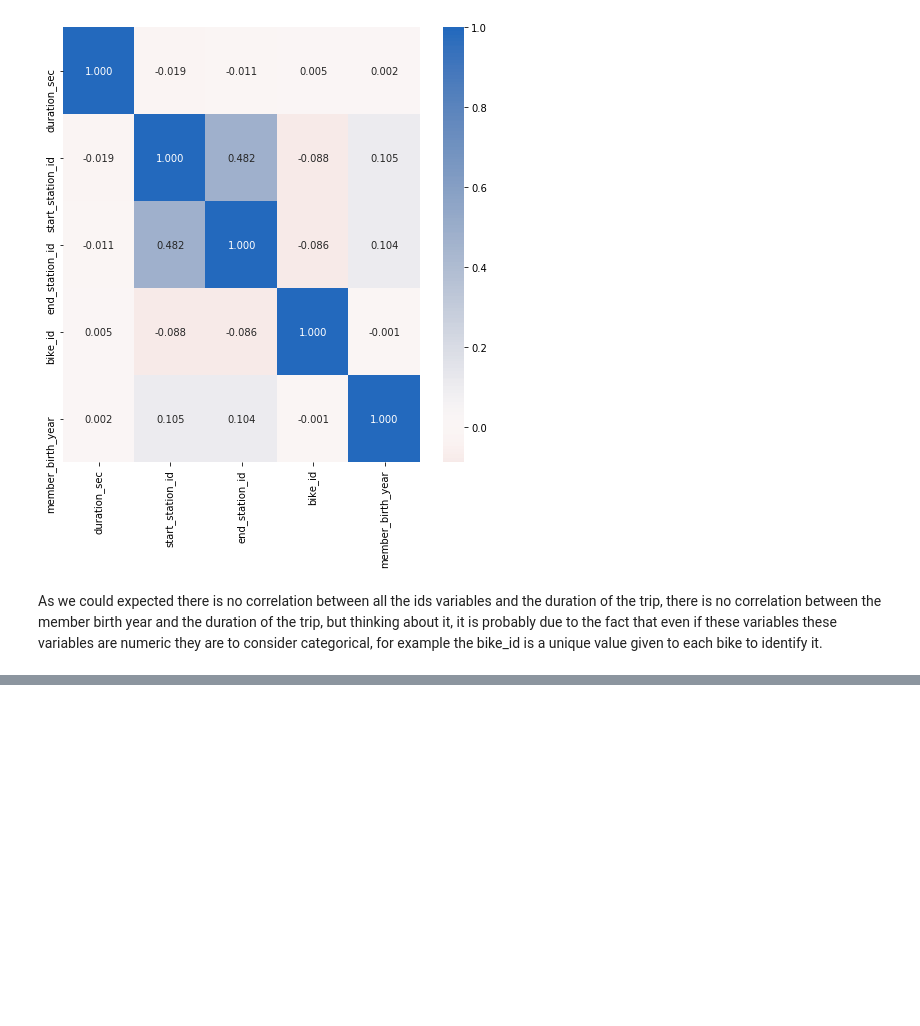
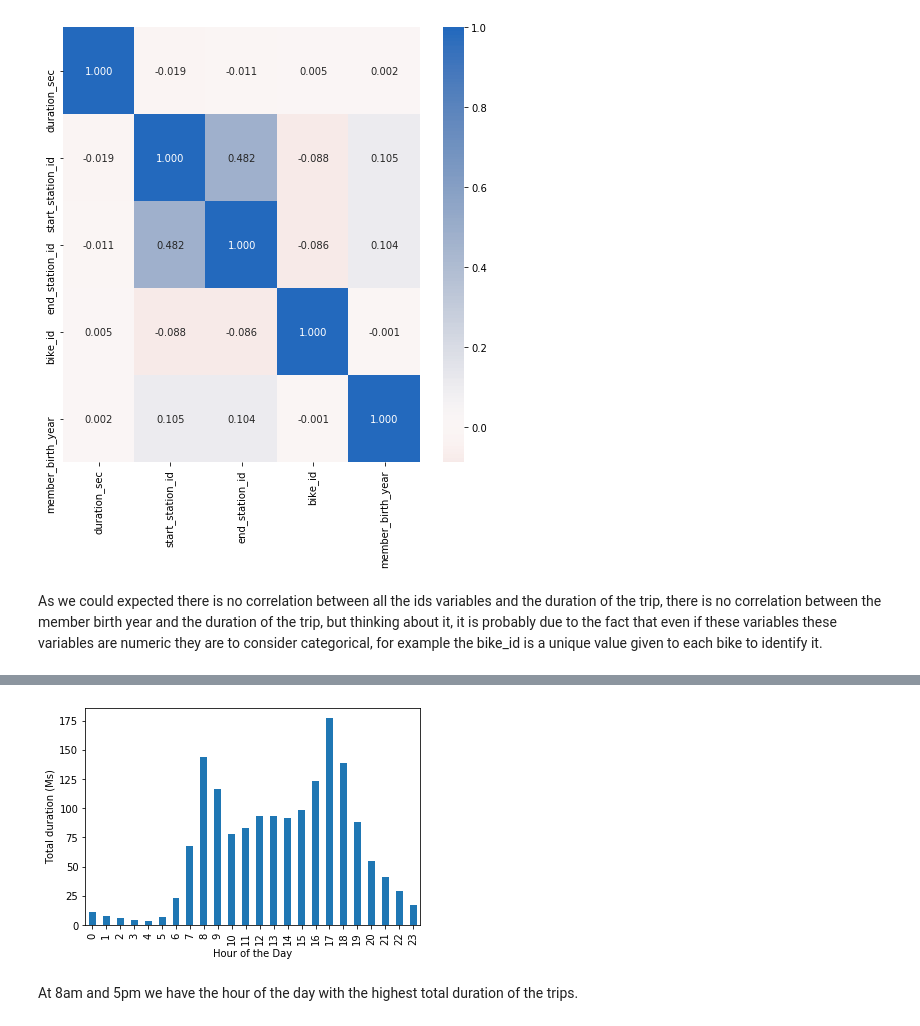
Before and after one commit to furawa/Data_Analyst_Udacity_Projects, a Jupyter notebook: 05_Communicate_Data/ford_gobike_exploration.ipynb, the cells around one changed output, grey strips where cells are left out. Cells and saved outputs as stored; diff of their text form; code cells hidden in the pictures; blank space fills up the shorter version.

Commit message:
feat: Add plot hour vs duration

```diff
--- a/05_Communicate_Data/ford_gobike_exploration.ipynb
+++ b/05_Communicate_Data/ford_gobike_exploration.ipynb
@@ -310,13 +310,14 @@ sb.countplot(x = months, color = base_color)
 plt.xlabel('Months')
 # Add the Days plot on row 1 col 2
 plt.subplot(1,3,2)
-week_name
-sb.countplot(x = , color = base_color)
+week_name = pd.DatetimeIndex(baywheels_data.start_time).weekday_name
+sb.countplot(x = week_name, color = base_color)
 plt.xlabel('Days of Week')
 plt.xticks(rotation = 45)
 # Add the Hour plot on row 1 col 3
 plt.subplot(1,3,3)
-sb.countplot(x = pd.DatetimeIndex(baywheels_data.start_time).hour, color = base_color)
+hours = pd.DatetimeIndex(baywheels_data.start_time).hour
+sb.countplot(x = hours, color = base_color)
 plt.xlabel('Hour of the Day')
 plt.xticks(rotation = 60);
 # %% [output]
@@ -358,0 +353,10 @@ Int64Index([ 3,  3,  3,  3,  3,  3,  3,  3,  3,  3,
+# %%
+# Plot the total duration of the trip each hour
+duration_per_hour = baywheels_data.groupby(hours).sum().duration_sec/1e6 # Divide by 1e6 to have it in Mega seconds
+duration_per_hour.plot(kind = 'bar')
+plt.xlabel('Hour of the Day')
+plt.ylabel('Total duration (Ms)');
+# %% [output]
+[figure, added]
+# %% [markdown]
+At 8am and 5pm we have the hour of the day with the highest total duration of the trips.
```
Also changed, not shown: parts of 3 cells of this notebook.
